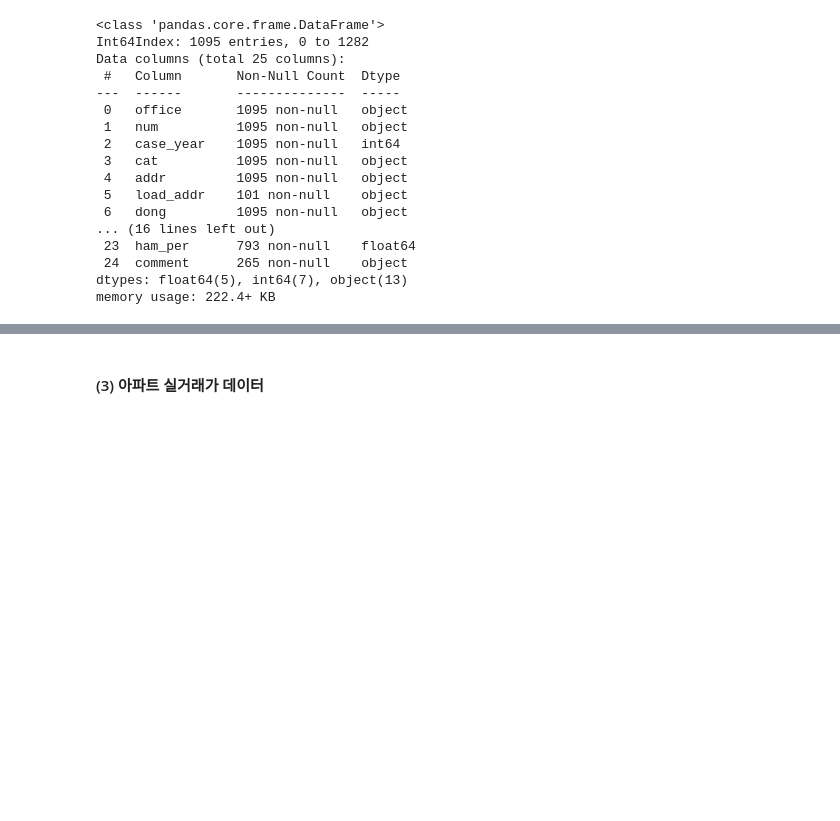
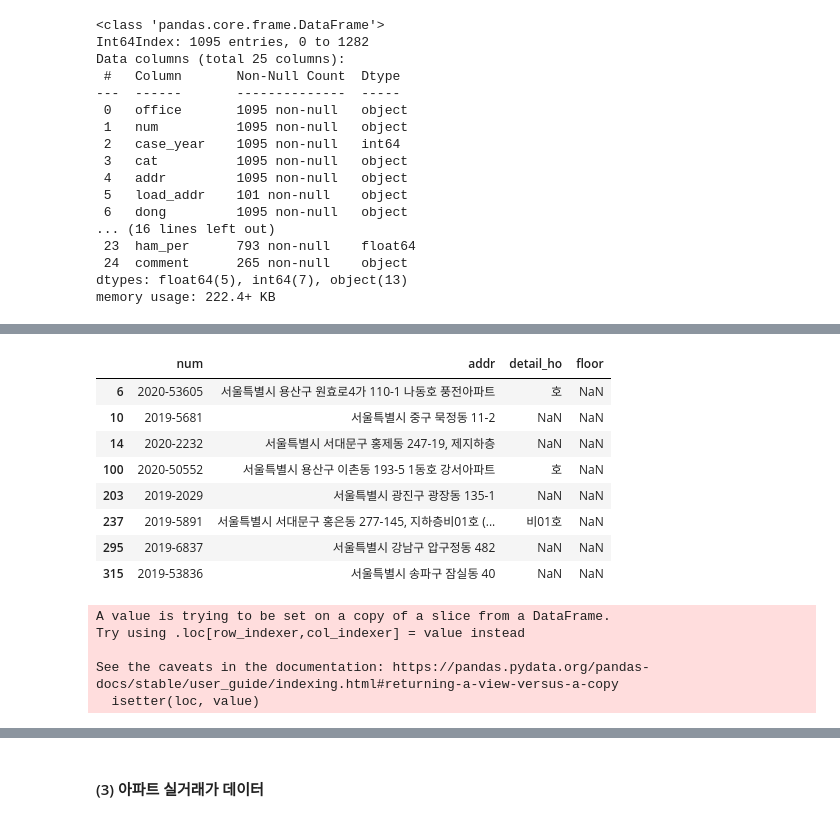
Before and after one commit to JinsolPark/final_project, a Jupyter notebook: jspark/01_데이터 준비.ipynb, the cells around one changed output, grey strips where cells are left out. Saved outputs shown, nothing was run; the diff lists cells and outputs as text; code cells hidden in the pictures; blank space fills up the shorter version.

```diff
--- a/jspark/01_데이터 준비.ipynb
+++ b/jspark/01_데이터 준비.ipynb
@@ -669,0 +712,2 @@ df2.to_csv("data/auction/")
+# %%
+idx = df.loc[np.isnan(df["floor"])&pd.notnull(df["detail_ho"])&(df["detail_ho"].str.len()>3)&(df["detail_ho"].str[0:-3]!="비"),["detail_ho","floor"]].index
@@ -669,0 +734,29 @@ df2.to_csv("data/auction/")
+# %%
+idx = df.loc[np.isnan(df["floor"]),"num"]
+# %%
+df.loc[idx.index,["num","addr","detail_ho","floor"]]
+# %% [output]
+|  | num | addr | detail_ho | floor |
+| 6 | 2020-53605 | 서울특별시 용산구 원효로4가 110-1 나동호 풍전아파트 | 호 | NaN |
+| 10 | 2019-5681 | 서울특별시 중구 묵정동 11-2 | NaN | NaN |
+| 14 | 2020-2232 | 서울특별시 서대문구 홍제동 247-19, 제지하층 | NaN | NaN |
+| 100 | 2020-50552 | 서울특별시 용산구 이촌동 193-5 1동호 강서아파트 | 호 | NaN |
+| 203 | 2019-2029 | 서울특별시 광진구 광장동 135-1 | NaN | NaN |
+| 237 | 2019-5891 | 서울특별시 서대문구 홍은동 277-145, 지하층비01호 (... | 비01호 | NaN |
+| 295 | 2019-6837 | 서울특별시 강남구 압구정동 482 | NaN | NaN |
+| 315 | 2019-53836 | 서울특별시 송파구 잠실동 40 | NaN | NaN |
+# %%
+df.loc[(df["num"]=="2020-53605"),"floor"] = 2
+df.loc[(df["num"]=="2019-5681"),"floor"] = 3
+df.loc[(df["num"]=="2020-2232"),"floor"] = -1
+df.loc[(df["num"]=="2020-50552"),"floor"] = -1
+df.loc[(df["num"]=="2019-2029"),"floor"] = 4
+df.loc[(df["num"]=="2019-5891"),"floor"] = -1
+df.loc[(df["num"]=="2019-6837"),"floor"] = 4
+df.loc[(df["num"]=="2019-53836"),"floor"] = 33
+# %% [output]
+A value is trying to be set on a copy of a slice from a DataFrame.
+Try using .loc[row_indexer,col_indexer] = value instead
+
+See the caveats in the documentation: https://pandas.pydata.org/pandas-docs/stable/user_guide/indexing.html#returning-a-view-versus-a-copy
+  isetter(loc, value)
```
Also changed, not shown: parts of 28 cells of this notebook, 7 other files.
